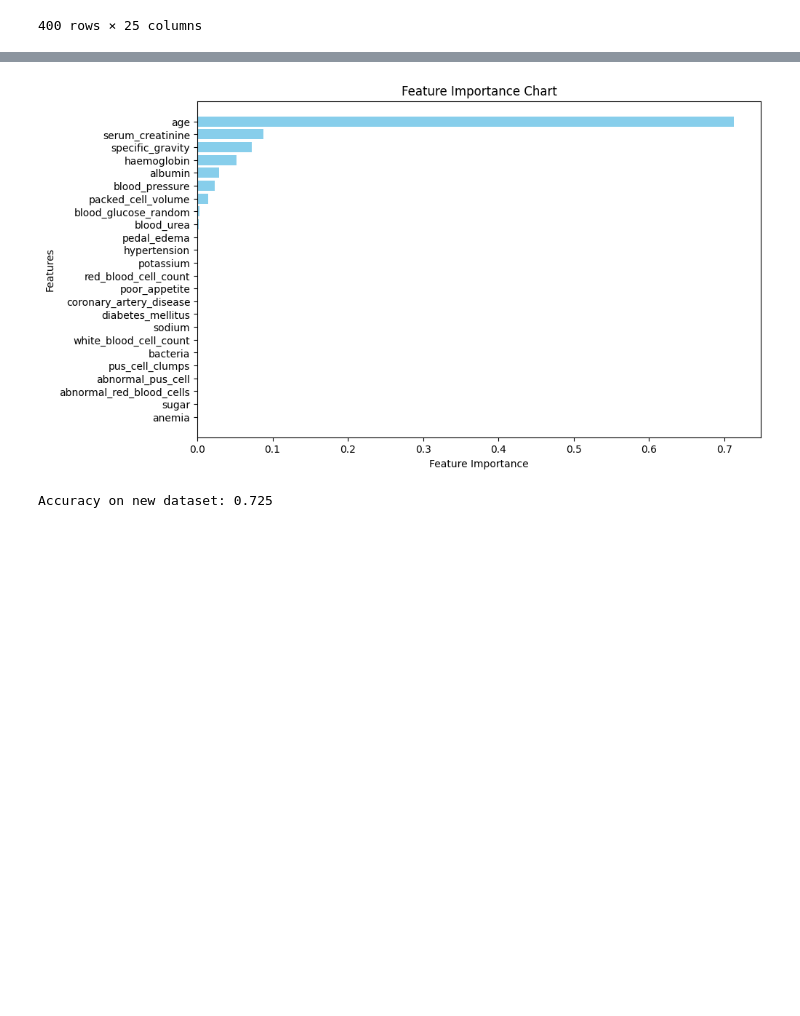
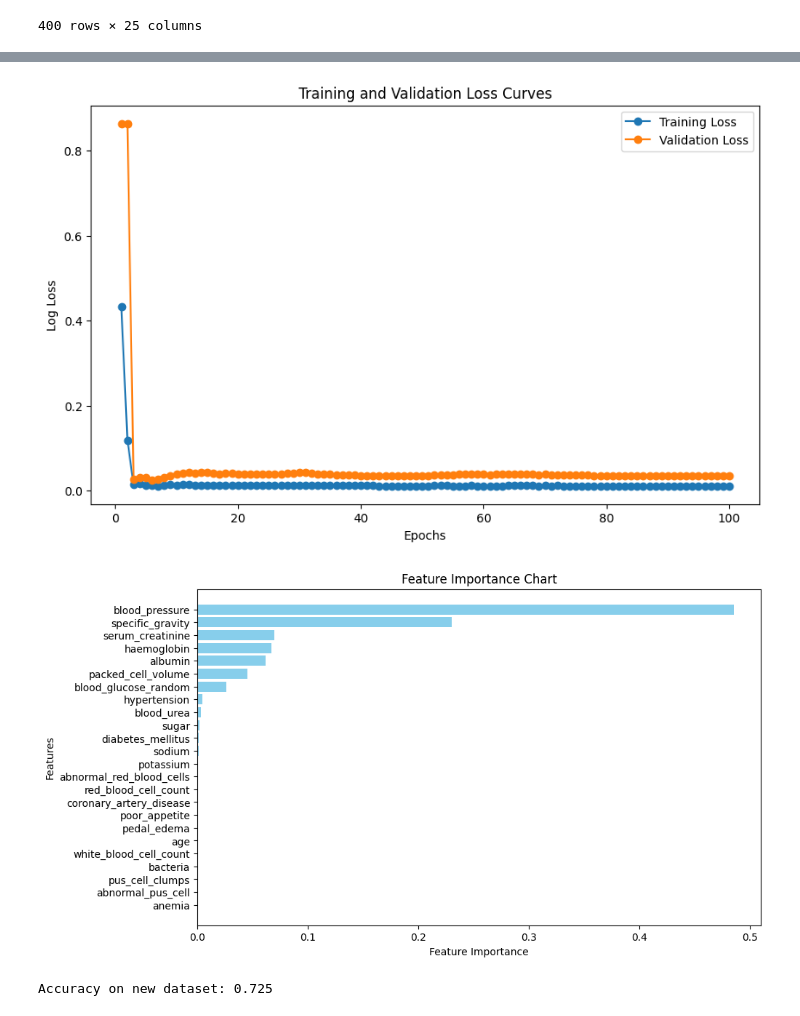
Before and after one commit to jeff-d-wang/CKD_Predictor, a Jupyter notebook: random_forest.ipynb, the cells around one changed output, grey strips where cells are left out. Cells and saved outputs as stored; diff of their text form; code cells hidden in the pictures; blank space fills up the shorter version.

Commit message:
added training and validation loss

```diff
--- a/random_forest.ipynb
+++ b/random_forest.ipynb
@@ -140,11 +192,11 @@ def train_test_split(X, y, test_size=0.2, random_state=None):
     return X.iloc[train_indices], X.iloc[test_indices], y.iloc[train_indices], y.iloc[test_indices]
 
 # Perform the split
-X_train, X_test, y_train, y_test = train_test_split(X, y, test_size=0.3)
+X_train, X_test, y_train, y_test = train_test_split(X, y, test_size=0.2)
 
 # Train the Random Forest on the training set
 rf = RandomForest(n_estimators=100, max_depth=5)
-rf.fit(X_train, y_train)
+train_losses, val_losses = rf.fit(X_train, y_train, X_test=X_test, y_test=y_test, epochs=100)
 
 # Save the RandomForest model to a file
 with open('random_forest_model.pkl', 'wb') as file:
@@ -166,6 +218,16 @@ importance_df = pd.DataFrame({
     "Importance": feature_importance
 }).sort_values(by="Importance", ascending=False)
 
+# Plot the training and validation loss curves
+plt.figure(figsize=(10, 6))
+plt.plot(range(1, len(train_losses) + 1), train_losses, label="Training Loss", marker='o')
+plt.plot(range(1, len(val_losses) + 1), val_losses, label="Validation Loss", marker='o')
+plt.xlabel("Epochs")
+plt.ylabel("Log Loss")
+plt.title("Training and Validation Loss Curves")
+plt.legend()
+plt.show()
+
 # Plot the feature importance
 plt.figure(figsize=(10, 6))
 plt.barh(importance_df["Feature"], importance_df["Importance"], color="skyblue")
@@ -179,4 +257,5 @@ Accuracy: 0.98125
-[figure, old version]
+[figure, new version]
+[figure, added]
 # %%
 # Load the RandomForest model from the file
 with open('random_forest_model.pkl', 'rb') as file:
```
Also changed, not shown: parts of 2 cells of this notebook, 1 other file.
